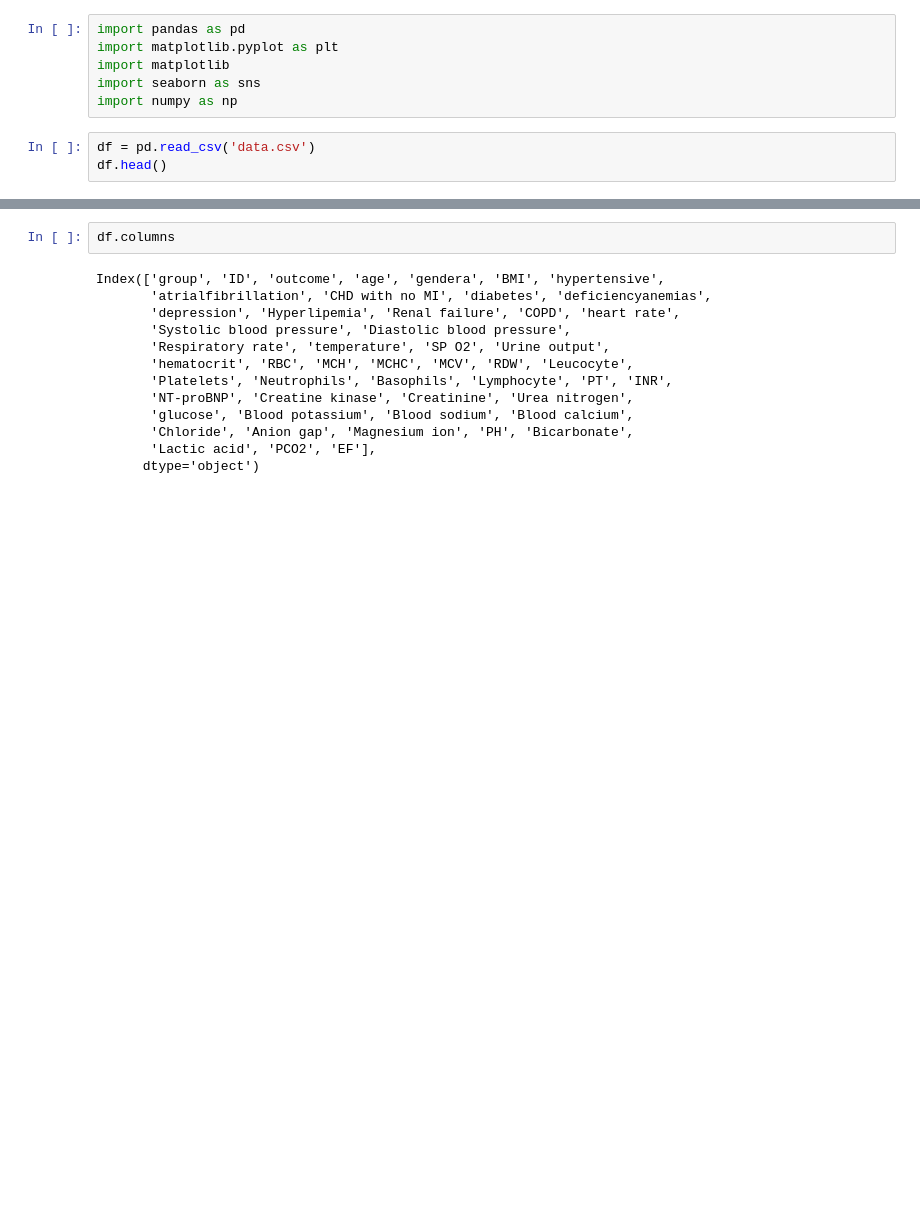
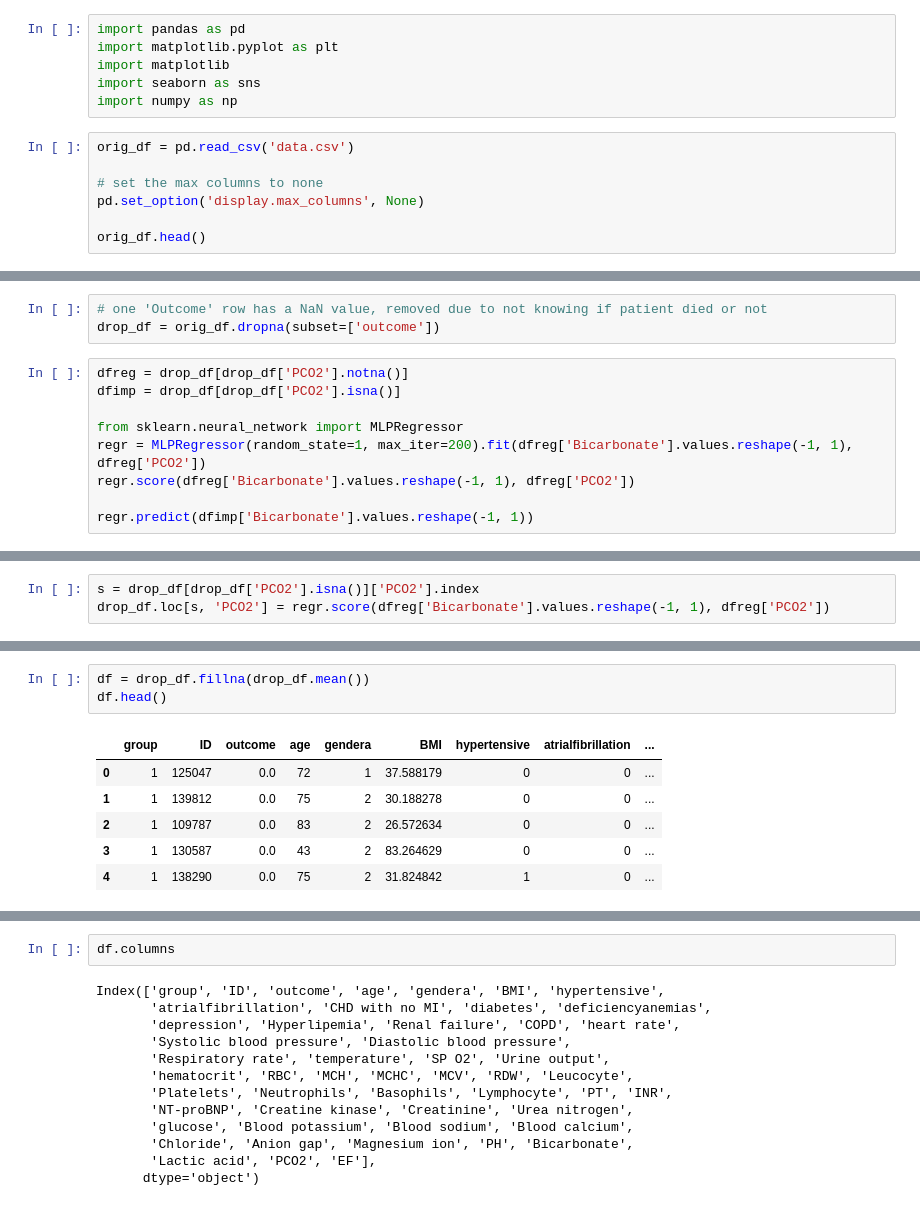
Before and after one commit to ranger9103/heart_failure_mortality, a Jupyter notebook: EDA.ipynb, the cells around one changed output, grey strips where cells are left out. Cells and saved outputs as stored; diff of their text form; blank space fills up the shorter version.

Commit message:
upload imputed data

```diff
--- a/EDA.ipynb
+++ b/EDA.ipynb
@@ -5,8 +5,12 @@ import matplotlib
 import seaborn as sns
 import numpy as np
 # %%
-df = pd.read_csv('data.csv')
-df.head()
+orig_df = pd.read_csv('data.csv')
+
+# set the max columns to none
+pd.set_option('display.max_columns', None)
+
+orig_df.head()
 # %% [output]
 |  | group | ID | outcome | age | gendera | BMI | hypertensive | atrialfibrillation | ... |
 | 0 | 1 | 125047 | 0.0 | 72 | 1 | 37.588179 | 0 | 0 | ... |
@@ -84,0 +53,12 @@ dtype: int64
+# %%
+# one 'Outcome' row has a NaN value, removed due to not knowing if patient died or not
+drop_df = orig_df.dropna(subset=['outcome'])
+# %%
+dfreg = drop_df[drop_df['PCO2'].notna()]
+dfimp = drop_df[drop_df['PCO2'].isna()]
+
+from sklearn.neural_network import MLPRegressor
+regr = MLPRegressor(random_state=1, max_iter=200).fit(dfreg['Bicarbonate'].values.reshape(-1, 1), dfreg['PCO2'])
+regr.score(dfreg['Bicarbonate'].values.reshape(-1, 1), dfreg['PCO2'])
+
+regr.predict(dfimp['Bicarbonate'].values.reshape(-1, 1))
@@ -84,0 +83,3 @@ dtype: int64
+# %%
+s = drop_df[drop_df['PCO2'].isna()]['PCO2'].index
+drop_df.loc[s, 'PCO2'] = regr.score(dfreg['Bicarbonate'].values.reshape(-1, 1), dfreg['PCO2'])
@@ -84,0 +106,10 @@ dtype: int64
+# %%
+df = drop_df.fillna(drop_df.mean())
+df.head()
+# %% [output]
+|  | group | ID | outcome | age | gendera | BMI | hypertensive | atrialfibrillation | ... |
+| 0 | 1 | 125047 | 0.0 | 72 | 1 | 37.588179 | 0 | 0 | ... |
+| 1 | 1 | 139812 | 0.0 | 75 | 2 | 30.188278 | 0 | 0 | ... |
+| 2 | 1 | 109787 | 0.0 | 83 | 2 | 26.572634 | 0 | 0 | ... |
+| 3 | 1 | 130587 | 0.0 | 43 | 2 | 83.264629 | 0 | 0 | ... |
+| 4 | 1 | 138290 | 0.0 | 75 | 2 | 31.824842 | 1 | 0 | ... |
```
Also changed, not shown: parts of 31 cells of this notebook, 1 other file.
